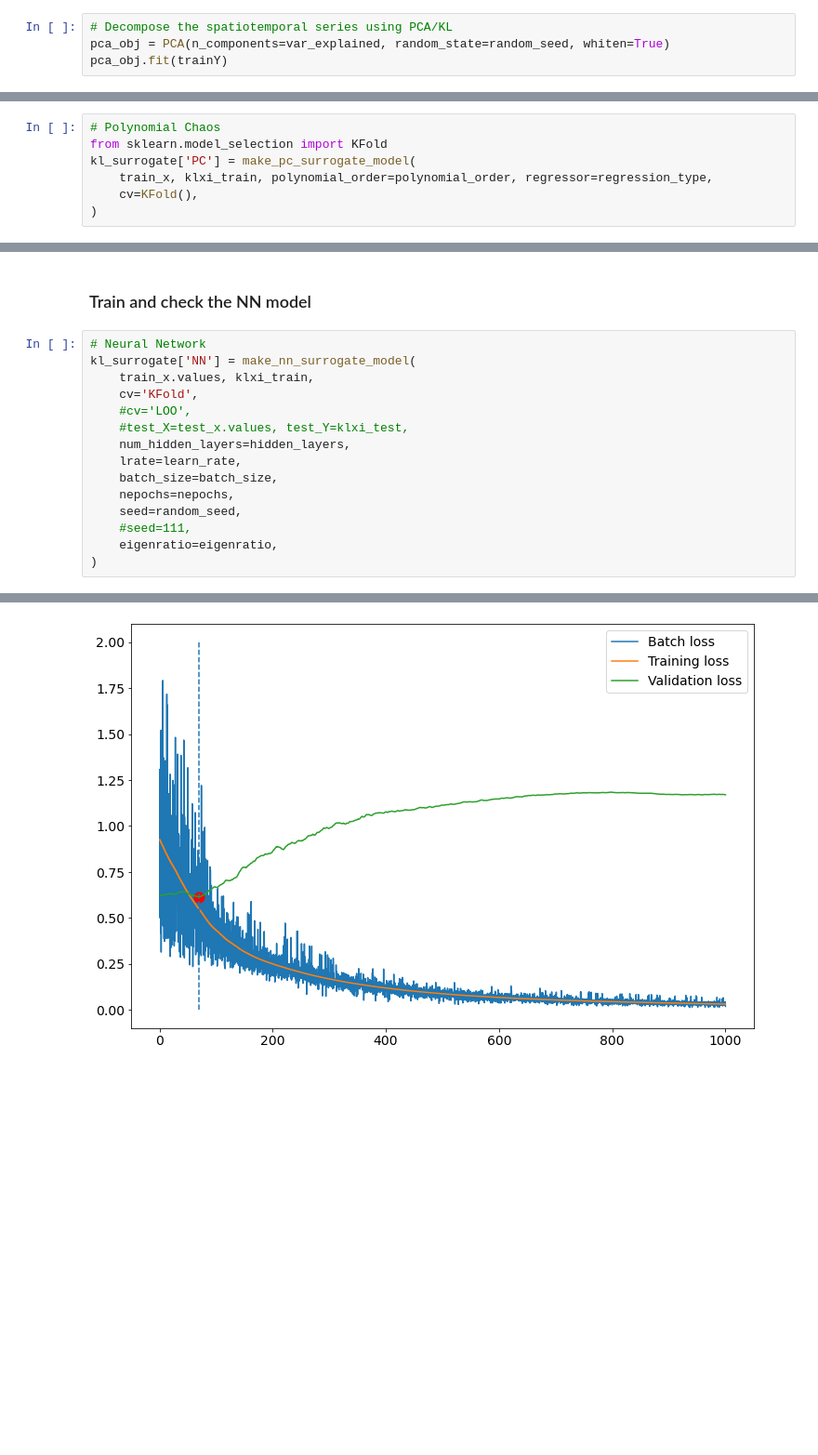
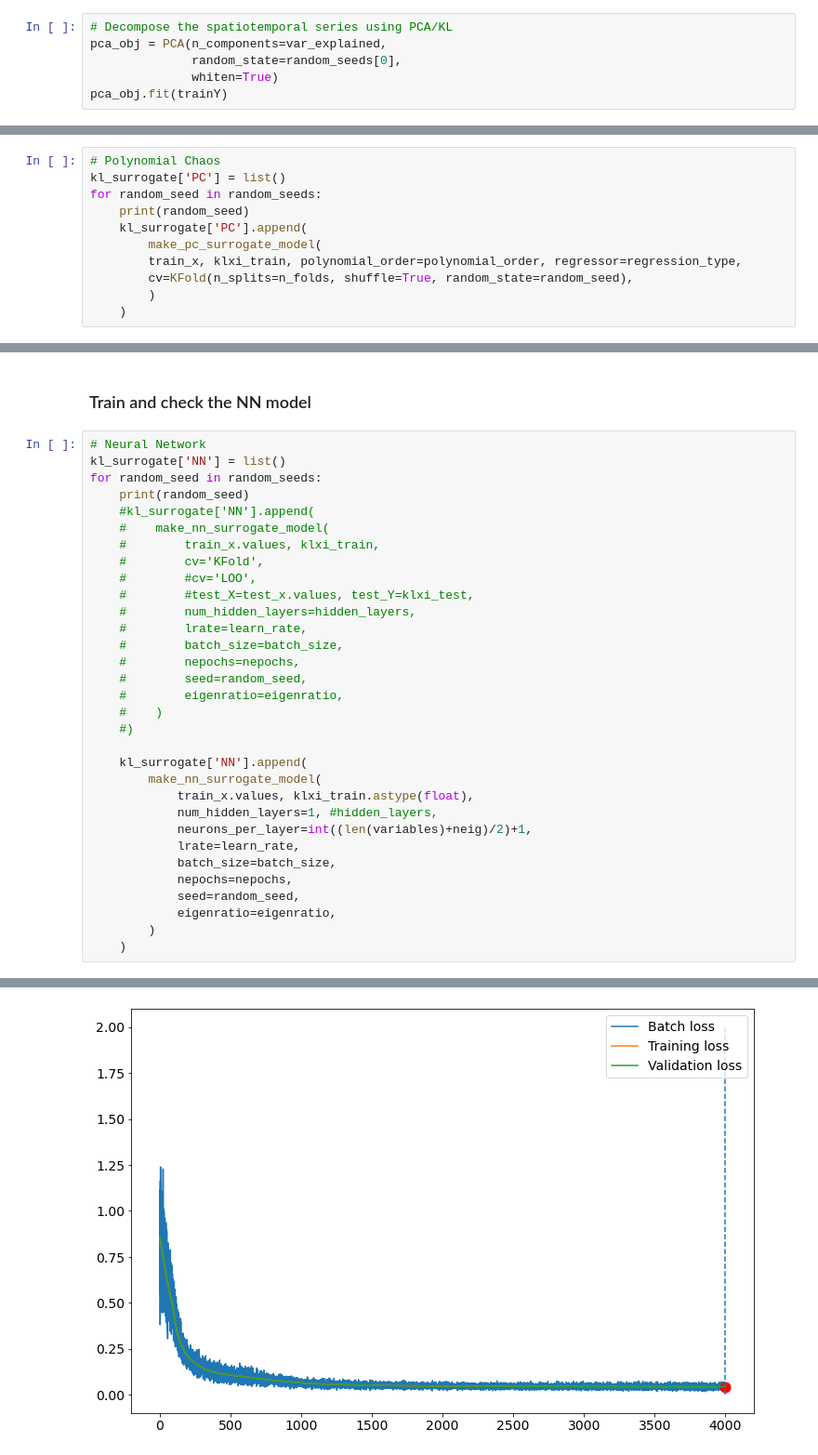
Before and after one commit to WPringle/GreatLakes_CoupledModelUQ, a Jupyter notebook: workflow/daily_global_LST_surrogate_analysis.ipynb, the cells around one changed output, grey strips where cells are left out. Shown at 93% size. Drawn from its saved outputs; the diff is of its cells as text; blank space fills up the shorter version.

Commit message:
committing some changes to the scripts by splitting up tasks

```diff
--- a/workflow/daily_global_LST_surrogate_analysis.ipynb
+++ b/workflow/daily_global_LST_surrogate_analysis.ipynb
@@ -232,6 +251,8 @@ kl_surrogate = dict()
 ### Decompose the time series
 # %%
 # Decompose the spatiotemporal series using PCA/KL
-pca_obj = PCA(n_components=var_explained, random_state=random_seed, whiten=True)
+pca_obj = PCA(n_components=var_explained,
+              random_state=random_seeds[0],
+              whiten=True)
 pca_obj.fit(trainY)
 # %% [output]
@@ -325,8 +361,12 @@ plt.xlabel('$N_e$')
 plt.show()
 # %%
 # Polynomial Chaos
-from sklearn.model_selection import KFold
-kl_surrogate['PC'] = make_pc_surrogate_model(
-    train_x, klxi_train, polynomial_order=polynomial_order, regressor=regression_type,
-    cv=KFold(),
-)
+kl_surrogate['PC'] = list()
+for random_seed in random_seeds:
+    print(random_seed)
+    kl_surrogate['PC'].append(
+        make_pc_surrogate_model(
+        train_x, klxi_train, polynomial_order=polynomial_order, regressor=regression_type,
+        cv=KFold(n_splits=n_folds, shuffle=True, random_state=random_seed),
+        )
+    )
@@ -389,17 +437,34 @@ output shape: (9, 5)
 ### Train and check the NN model
 # %%
 # Neural Network
-kl_surrogate['NN'] = make_nn_surrogate_model(
-    train_x.values, klxi_train,
-    cv='KFold',
-    #cv='LOO',
-    #test_X=test_x.values, test_Y=klxi_test,
-    num_hidden_layers=hidden_layers,
-    lrate=learn_rate,
-    batch_size=batch_size,
-    nepochs=nepochs,
-    seed=random_seed,
-    #seed=111,
-    eigenratio=eigenratio,
-)
+kl_surrogate['NN'] = list()
+for random_seed in random_seeds:
+    print(random_seed)
+    #kl_surrogate['NN'].append(
+    #    make_nn_surrogate_model(
+    #        train_x.values, klxi_train,
+    #        cv='KFold',
+    #        #cv='LOO',
+    #        #test_X=test_x.values, test_Y=klxi_test,
+    #        num_hidden_layers=hidden_layers,
+    #        lrate=learn_rate,
+    #        batch_size=batch_size,
+    #        nepochs=nepochs,
+    #        seed=random_seed,
+    #        eigenratio=eigenratio,
+    #    )
+    #)
+
+    kl_surrogate['NN'].append(
+        make_nn_surrogate_model(
+            train_x.values, klxi_train.astype(float),
+            num_hidden_layers=1, #hidden_layers,
+            neurons_per_layer=int((len(variables)+neig)/2)+1,
+            lrate=learn_rate,
+            batch_size=batch_size,
+            nepochs=nepochs,
+            seed=random_seed,
+            eigenratio=eigenratio,
+        )
+    )
 # %% [output]
@@ -461,2 +519,2 @@ Fold 1:
 <Figure size 432x288 with 0 Axes>
-[figure, old version]
+[figure, new version]
```
Also changed, not shown: parts of 44 cells of this notebook, 3 other files.
